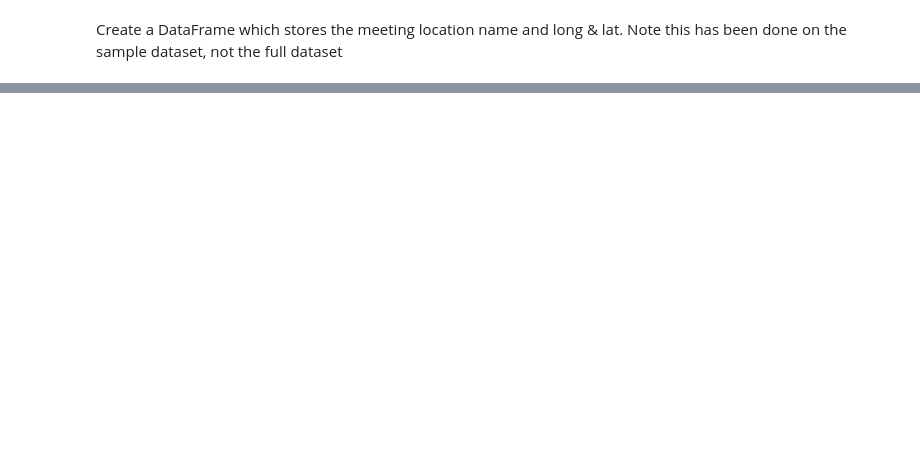
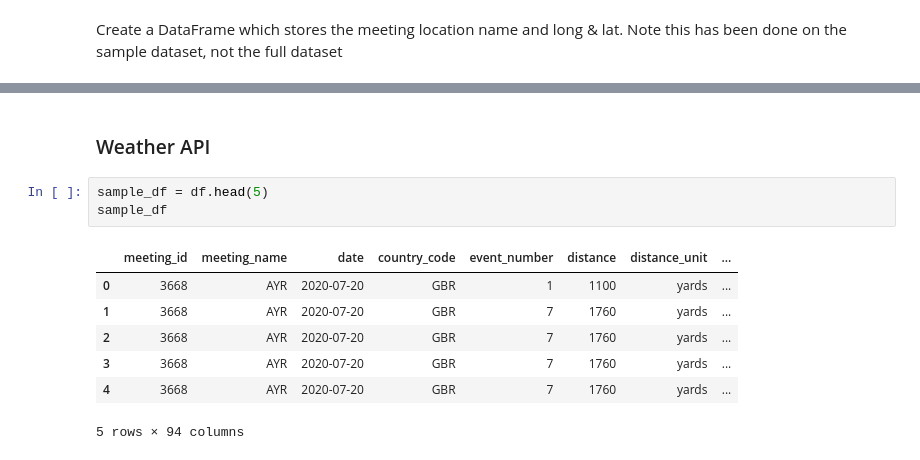
Before and after one commit to Harlequinht/which_horse, a Jupyter notebook: notebook/WeatherAPI.ipynb, the cells around one changed output, grey strips where cells are left out. Cells and saved outputs as stored; diff of their text form; blank space fills up the shorter version.

```diff
--- a/notebook/WeatherAPI.ipynb
+++ b/notebook/WeatherAPI.ipynb
@@ -30,0 +83,13 @@ response = requests.get(endpoint)
+# %% [markdown]
+### Weather API ###
+# %%
+sample_df = df.head(5)
+sample_df
+# %% [output]
+|  | meeting_id | meeting_name | date | country_code | event_number | distance | distance_unit | ... |
+| 0 | 3668 | AYR | 2020-07-20 | GBR | 1 | 1100 | yards | ... |
+| 1 | 3668 | AYR | 2020-07-20 | GBR | 7 | 1760 | yards | ... |
+| 2 | 3668 | AYR | 2020-07-20 | GBR | 7 | 1760 | yards | ... |
+| 3 | 3668 | AYR | 2020-07-20 | GBR | 7 | 1760 | yards | ... |
+| 4 | 3668 | AYR | 2020-07-20 | GBR | 7 | 1760 | yards | ... |
+5 rows × 94 columns
```
Also changed, not shown: parts of 27 cells of this notebook.
